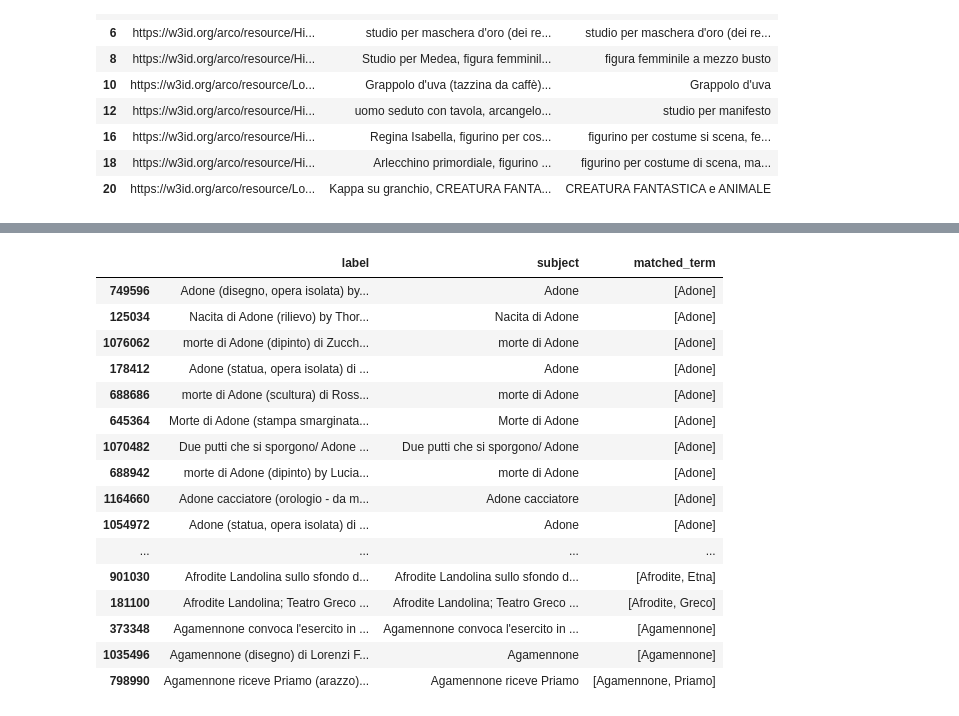
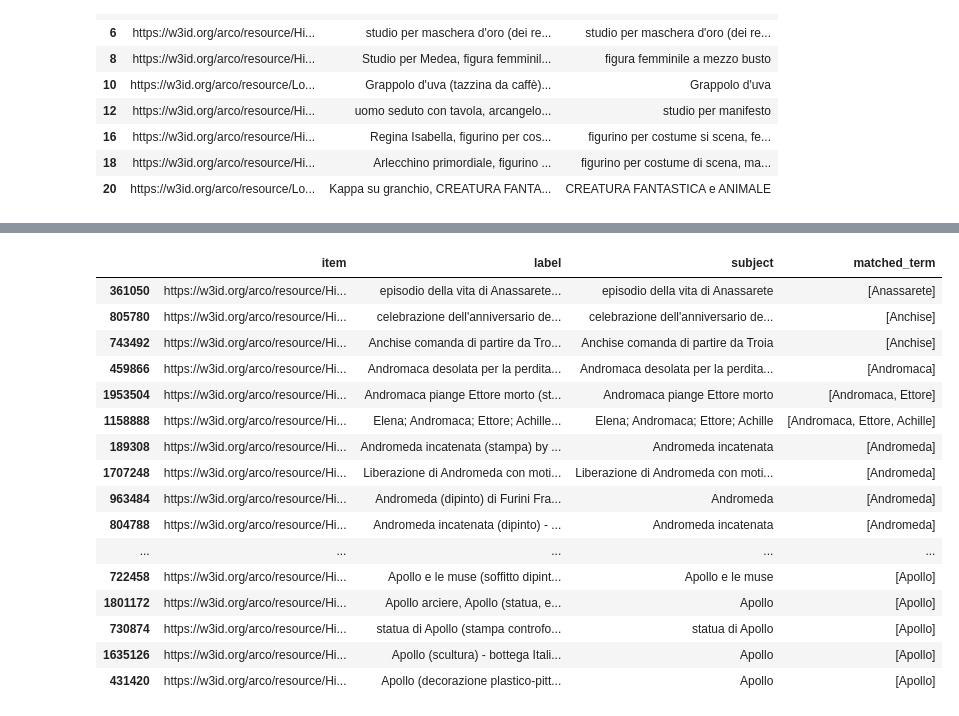
Before and after one commit to Info-Viz/DataNymphs, a Jupyter notebook: opere_mitologiche_ArCo.ipynb, the cells around one changed output, grey strips where cells are left out. Drawn from its saved outputs; the diff is of its cells as text; code cells hidden in the pictures.

```diff
--- a/opere_mitologiche_ArCo.ipynb
+++ b/opere_mitologiche_ArCo.ipynb
@@ -179,25 +233,28 @@ Beni con match mitologico: 20645
 # %%
-start = 200
-end = 300
+pd.set_option("display.max_colwidth", None)
+
+start = 400
+end = 600
+
 
 df_matches_sorted = df_matches.sort_values("matched_term")
 
-df_matches_sorted[["label", "subject", "matched_term"]].iloc[start:end]
+df_matches_sorted[["item","label", "subject", "matched_term"]].iloc[start:end]
 # %% [output]
-|  | label | subject | matched_term |
-| 749596 | Adone (disegno, opera isolata) by... | Adone | [Adone] |
-| 125034 | Nacita di Adone (rilievo) by Thor... | Nacita di Adone | [Adone] |
-| 1076062 | morte di Adone (dipinto) di Zucch... | morte di Adone | [Adone] |
-| 178412 | Adone (statua, opera isolata) di ... | Adone | [Adone] |
-| 688686 | morte di Adone (scultura) di Ross... | morte di Adone | [Adone] |
-| 645364 | Morte di Adone (stampa smarginata... | Morte di Adone | [Adone] |
-| 1070482 | Due putti che si sporgono/ Adone ... | Due putti che si sporgono/ Adone | [Adone] |
-| 688942 | morte di Adone (dipinto) by Lucia... | morte di Adone | [Adone] |
-| 1164660 | Adone cacciatore (orologio - da m... | Adone cacciatore | [Adone] |
-| 1054972 | Adone (statua, opera isolata) di ... | Adone | [Adone] |
-| ... | ... | ... | ... |
-| 901030 | Afrodite Landolina sullo sfondo d... | Afrodite Landolina sullo sfondo d... | [Afrodite, Etna] |
-| 181100 | Afrodite Landolina; Teatro Greco ... | Afrodite Landolina; Teatro Greco ... | [Afrodite, Greco] |
-| 373348 | Agamennone convoca l'esercito in ... | Agamennone convoca l'esercito in ... | [Agamennone] |
-| 1035496 | Agamennone (disegno) di Lorenzi F... | Agamennone | [Agamennone] |
-| 798990 | Agamennone riceve Priamo (arazzo)... | Agamennone riceve Priamo | [Agamennone, Priamo] |
+|  | item | label | subject | matched_term |
+| 361050 | https://w3id.org/arco/resource/Hi... | episodio della vita di Anassarete... | episodio della vita di Anassarete | [Anassarete] |
+| 805780 | https://w3id.org/arco/resource/Hi... | celebrazione dell'anniversario de... | celebrazione dell'anniversario de... | [Anchise] |
+| 743492 | https://w3id.org/arco/resource/Hi... | Anchise comanda di partire da Tro... | Anchise comanda di partire da Troia | [Anchise] |
+| 459866 | https://w3id.org/arco/resource/Hi... | Andromaca desolata per la perdita... | Andromaca desolata per la perdita... | [Andromaca] |
+| 1953504 | https://w3id.org/arco/resource/Hi... | Andromaca piange Ettore morto (st... | Andromaca piange Ettore morto | [Andromaca, Ettore] |
+| 1158888 | https://w3id.org/arco/resource/Hi... | Elena; Andromaca; Ettore; Achille... | Elena; Andromaca; Ettore; Achille | [Andromaca, Ettore, Achille] |
+| 189308 | https://w3id.org/arco/resource/Hi... | Andromeda incatenata (stampa) by ... | Andromeda incatenata | [Andromeda] |
+| 1707248 | https://w3id.org/arco/resource/Hi... | Liberazione di Andromeda con moti... | Liberazione di Andromeda con moti... | [Andromeda] |
+| 963484 | https://w3id.org/arco/resource/Hi... | Andromeda (dipinto) di Furini Fra... | Andromeda | [Andromeda] |
+| 804788 | https://w3id.org/arco/resource/Hi... | Andromeda incatenata (dipinto) - ... | Andromeda incatenata | [Andromeda] |
+| ... | ... | ... | ... | ... |
+| 722458 | https://w3id.org/arco/resource/Hi... | Apollo e le muse (soffitto dipint... | Apollo e le muse | [Apollo] |
+| 1801172 | https://w3id.org/arco/resource/Hi... | Apollo arciere, Apollo (statua, e... | Apollo | [Apollo] |
+| 730874 | https://w3id.org/arco/resource/Hi... | statua di Apollo (stampa controfo... | statua di Apollo | [Apollo] |
+| 1635126 | https://w3id.org/arco/resource/Hi... | Apollo (scultura) - bottega Itali... | Apollo | [Apollo] |
+| 431420 | https://w3id.org/arco/resource/Hi... | Apollo (decorazione plastico-pitt... | Apollo | [Apollo] |
```
Also changed, not shown: parts of 3 cells of this notebook.
